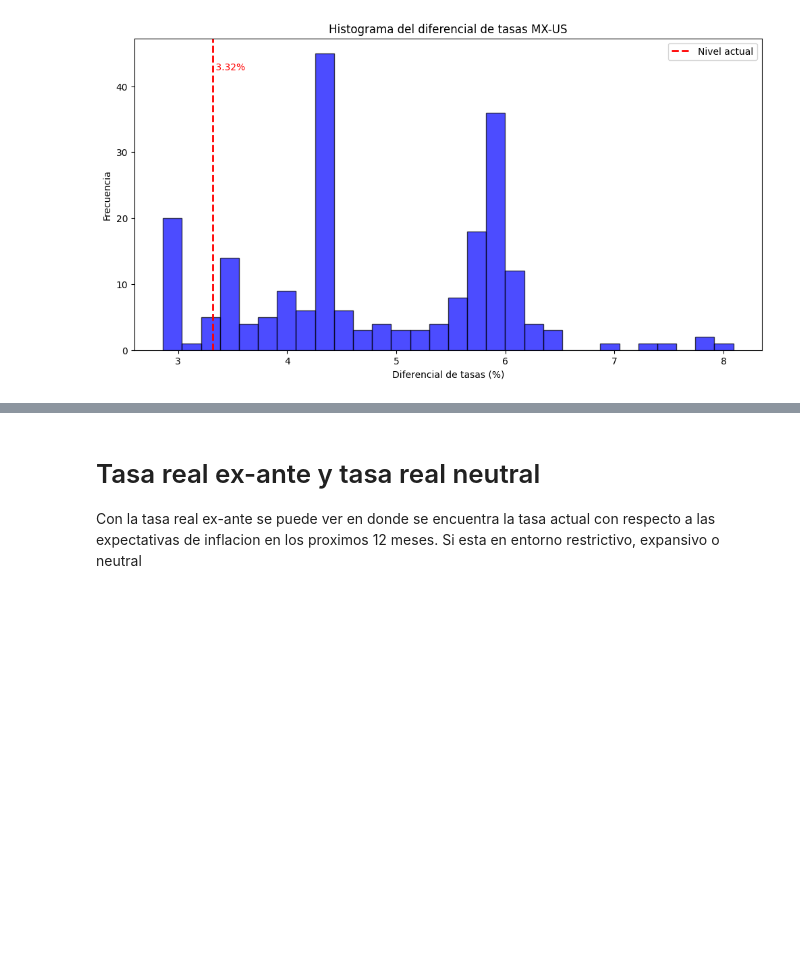
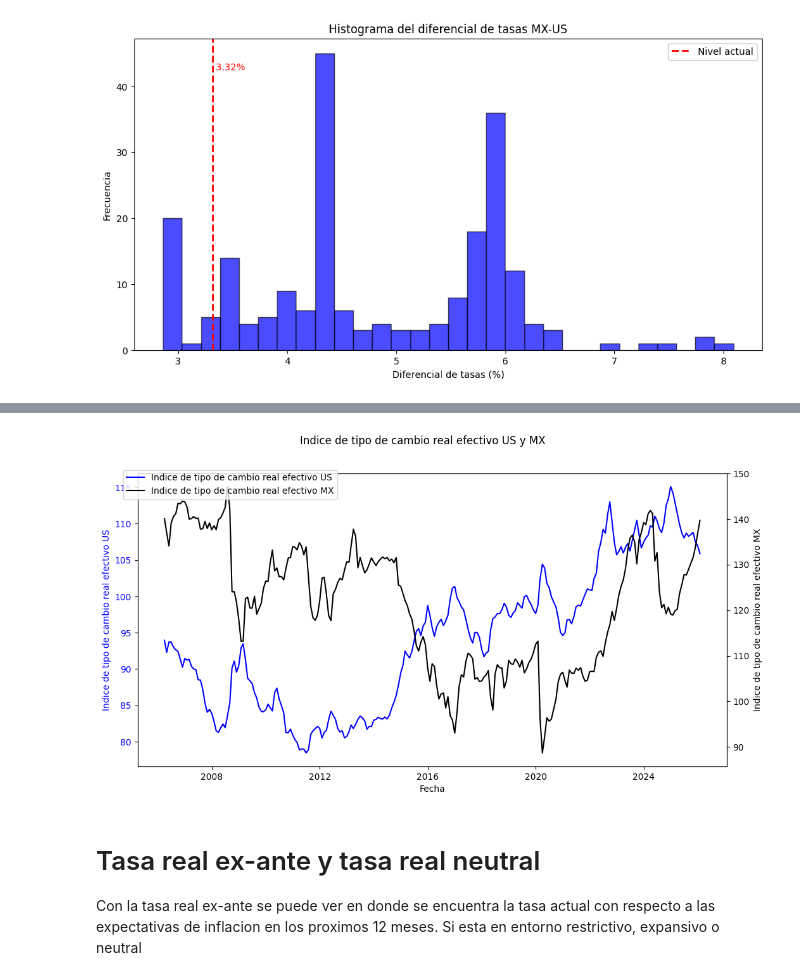
Before and after one commit to SpiderCoop/Analisis_Pol-tica_Monetaria_MX, a Jupyter notebook: Analisis_expectativas.ipynb, the cells around one changed output, grey strips where cells are left out. Saved outputs shown, nothing was run; the diff lists cells and outputs as text; code cells hidden in the pictures; blank space fills up the shorter version.

Commit message:
Added index of broad effective exchange rate for US and MX

```diff
--- a/Analisis_expectativas.ipynb
+++ b/Analisis_expectativas.ipynb
@@ -36,7 +36,7 @@ series_dict = {'SP1':'INPC', 'SR17622':'PIB',
                'SR14139': 'Expectativas_inflacion_cierre_MX',
                'SR14194': 'Expectativas_inflacion_12_meses_MX',
                'SF17908': 'Tipo_cambio_MXN_USD',
-               'SR14770': 'Expectativas_TC_MXN_USD_cierre'
+               'SR14770': 'Expectativas_TC_MXN_USD_cierre',
                }
 
 # Series
@@ -54,7 +54,9 @@ series_banxico = series_banxico.resample('MS').mean()
 fecha_inicio = (pd.Timestamp.now() - pd.DateOffset(years=20)).to_period("M").to_timestamp().strftime("%Y-%m-%d")
 
 series_dict = {'FEDFUNDS':'Federal_funds_effective_rate_US',
-               'CPIAUCSL':'CPI_US',}
+               'CPIAUCSL':'CPI_US',
+               'RBUSBIS':'Real_Broad_Effective_Exchange_Rate_US',
+               'RBMXBIS':'Real_Broad_Effective_Exchange_Rate_MX',}
 
 # Series
 series_fed = fred_api.get_series_data(list(series_dict.keys()), start_date=fecha_inicio)
@@ -144,3 +150,19 @@ Name: Diferencial_Tasa_MX_US, dtype: float64
+# %%
+# Graficamos los indices RBUSBIS y RBMXBIS, que son el indice de tipo de cambio real efectivo de Estados Unidos y Mexico respectivamente, con dos ejes y colores diferentes
+fig, ax1 = plt.subplots(figsize=(12, 6))
+ax2 = ax1.twinx()
+ax1.plot(series.index, series['Real_Broad_Effective_Exchange_Rate_US'], color='blue', label='Indice de tipo de cambio real efectivo US')
+ax2.plot(series.index, series['Real_Broad_Effective_Exchange_Rate_MX'], color='black', label='Indice de tipo de cambio real efectivo MX')
+ax1.set_xlabel('Fecha')
+ax1.set_ylabel('Indice de tipo de cambio real efectivo US', color='blue')
+ax2.set_ylabel('Indice de tipo de cambio real efectivo MX', color='black')
+ax1.tick_params(axis='y', labelcolor='blue')
+ax2.tick_params(axis='y', labelcolor='black')
+fig.suptitle('Indice de tipo de cambio real efectivo US y MX')
+fig.legend(loc='upper left', bbox_to_anchor=(0.1, 0.9))
+plt.show()
+# %% [output]
+[figure, added]
 # %% [markdown]
 # Tasa real ex-ante y tasa real neutral
 
```
Also changed, not shown: parts of 1 cell of this notebook.
